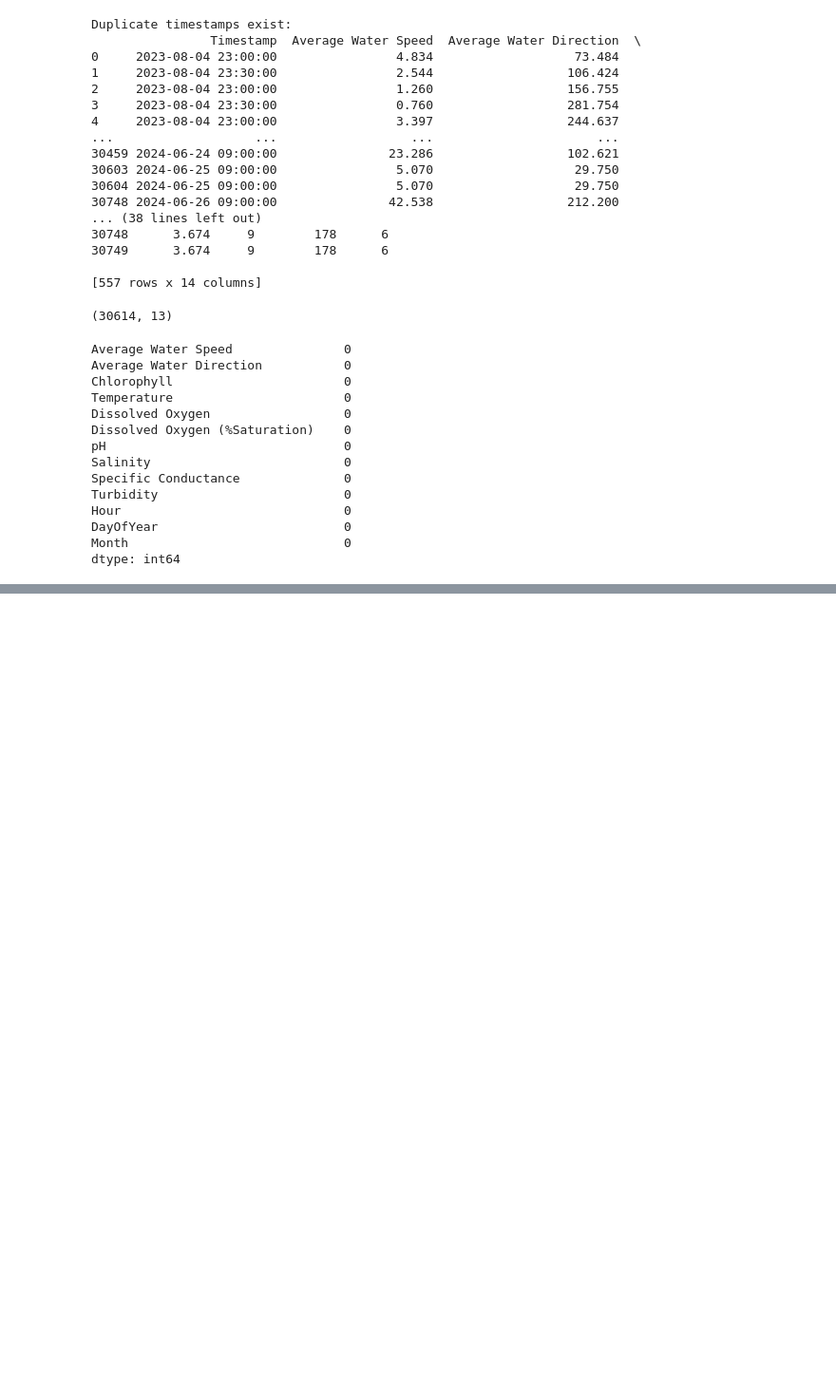
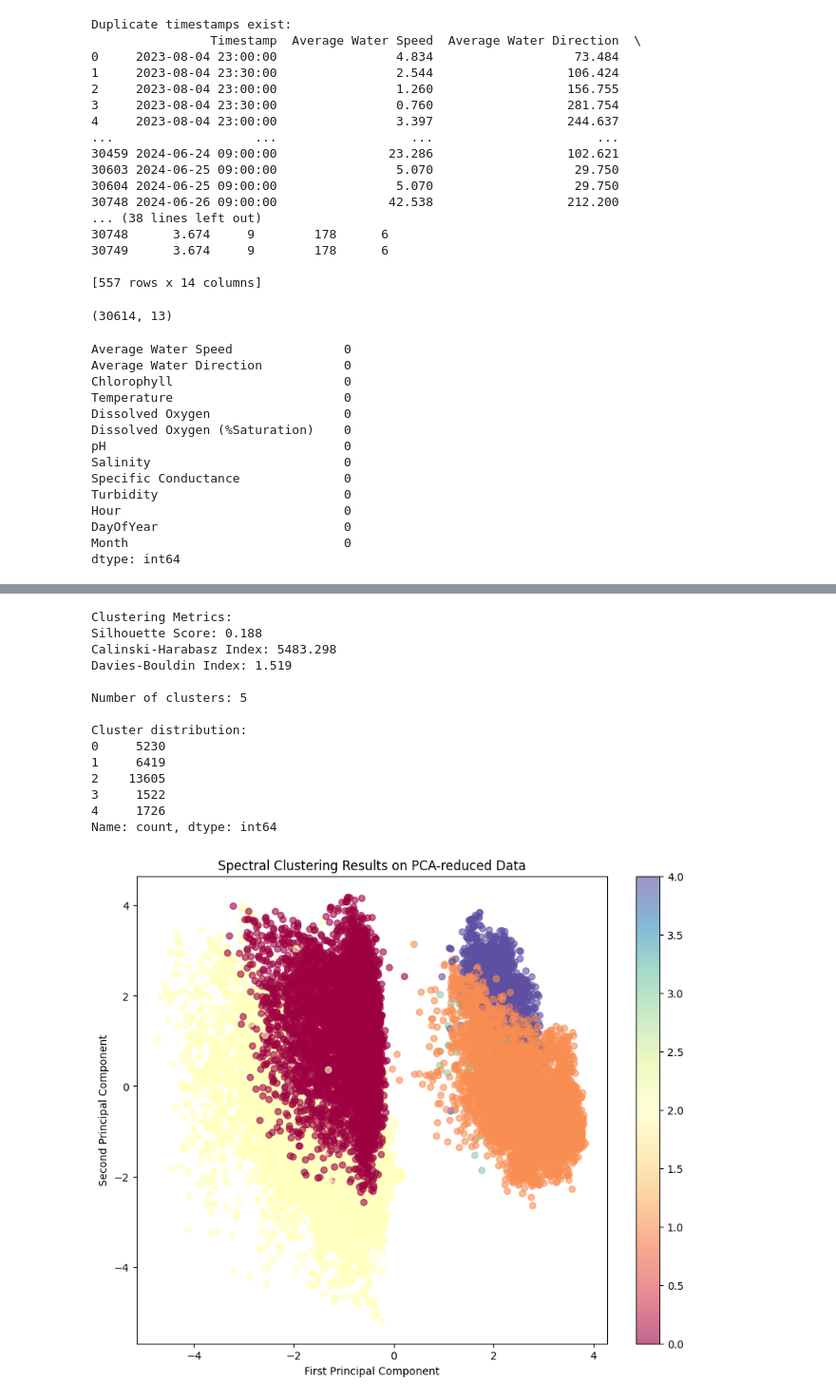
Before and after one commit to lapsapthong-16/cluster-water, a Jupyter notebook: water.ipynb, the cells around one changed output, grey strips where cells are left out. Shown at 95% size. Cells and saved outputs as stored; diff of their text form; code cells hidden in the pictures; blank space fills up the shorter version.

```diff
--- a/water.ipynb
+++ b/water.ipynb
@@ -367 +377,70 @@ Cluster                             2.000000
 dtype: float64
+# %%
+from sklearn.cluster import SpectralClustering
+from sklearn.metrics import silhouette_score, calinski_harabasz_score, davies_bouldin_score
+import numpy as np
+import matplotlib.pyplot as plt
+# Convert all column names to strings
+df.columns = df.columns.astype(str)
+
+# Create Spectral Clustering model
+n_clusters = 5  # You can adjust this
+spectral = SpectralClustering(n_clusters=n_clusters,
+                             affinity='nearest_neighbors',
+                             random_state=42)
+
+# Fit and predict clusters
+clusters = spectral.fit_predict(df)
+
+# Add cluster labels to the dataframe
+df['Cluster'] = clusters
+
+# Calculate metrics
+silhouette = silhouette_score(df.drop('Cluster', axis=1), clusters)
+calinski = calinski_harabasz_score(df.drop('Cluster', axis=1), clusters)
+davies = davies_bouldin_score(df.drop('Cluster', axis=1), clusters)
+
+print("\nClustering Metrics:")
+print(f"Silhouette Score: {silhouette:.3f}")
+print(f"Calinski-Harabasz Index: {calinski:.3f}")
+print(f"Davies-Bouldin Index: {davies:.3f}")
+
+# Print basic clustering information
+print(f"\nNumber of clusters: {n_clusters}")
+print("\nCluster distribution:")
+print(pd.Series(clusters).value_counts().sort_index())
+
+# Visualize clusters using first two components
+plt.figure(figsize=(10, 8))
+scatter = plt.scatter(df.iloc[:, 0], df.iloc[:, 1],
+                     c=clusters,
+                     cmap='Spectral',
+                     alpha=0.6)
+plt.colorbar(scatter)
+plt.title('Spectral Clustering Results on PCA-reduced Data')
+plt.xlabel('First Principal Component')
+plt.ylabel('Second Principal Component')
+plt.show()
+
+# Print cluster characteristics
+print("\nCluster Characteristics:")
+for cluster in sorted(df['Cluster'].unique()):
+    cluster_data = df[df['Cluster'] == cluster]
+    print(f"\nCluster {cluster}:")
+    print(cluster_data.mean().drop('Cluster'))
+# %% [output]
+Clustering Metrics:
+Silhouette Score: 0.188
+Calinski-Harabasz Index: 5483.298
+Davies-Bouldin Index: 1.519
+
+Number of clusters: 5
+
+Cluster distribution:
+0     5230
+1     6419
+2    13605
+3     1522
+4     1726
+Name: count, dtype: int64
+[figure, added]
```
Also changed, not shown: parts of 7 cells of this notebook.
